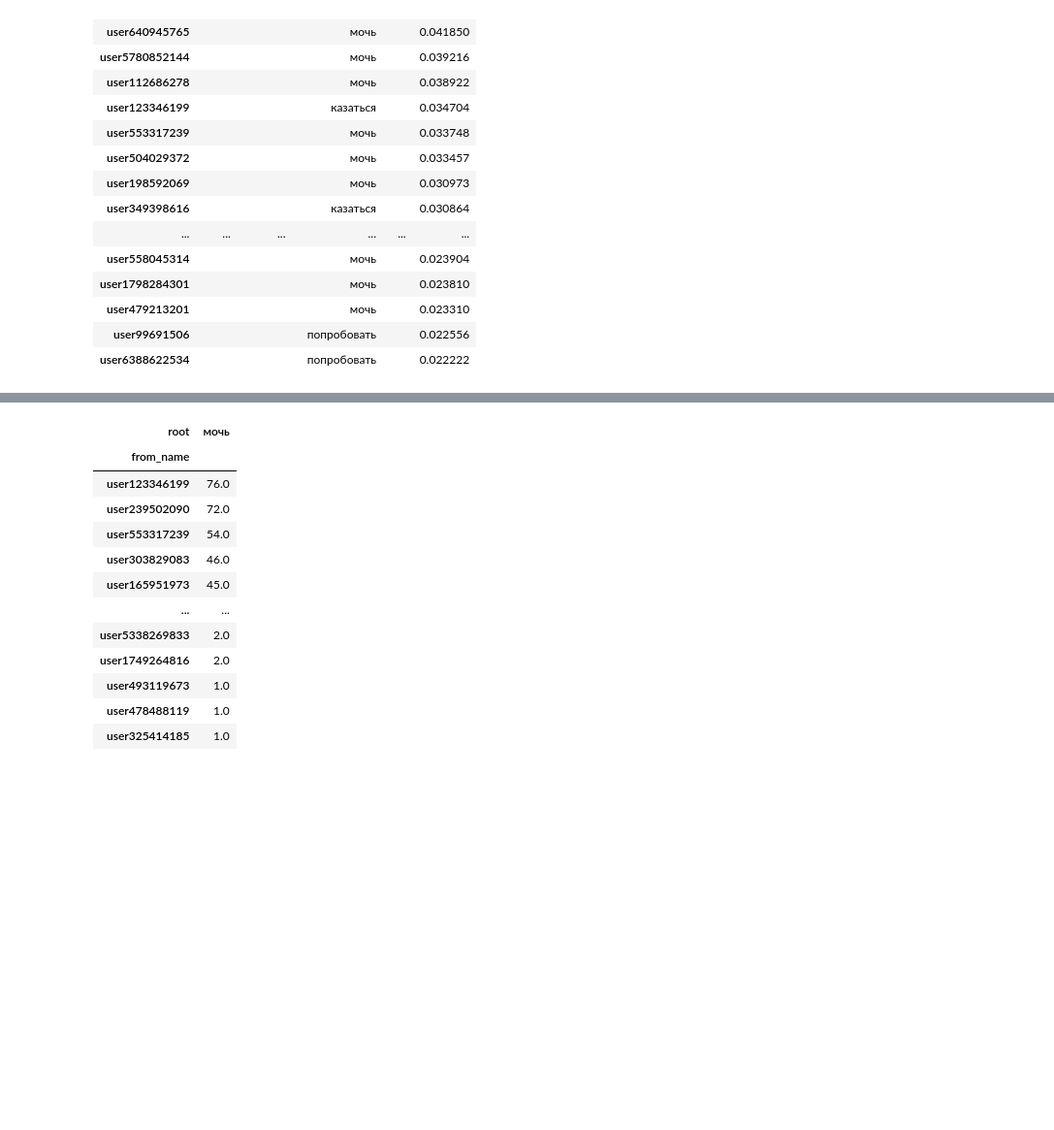
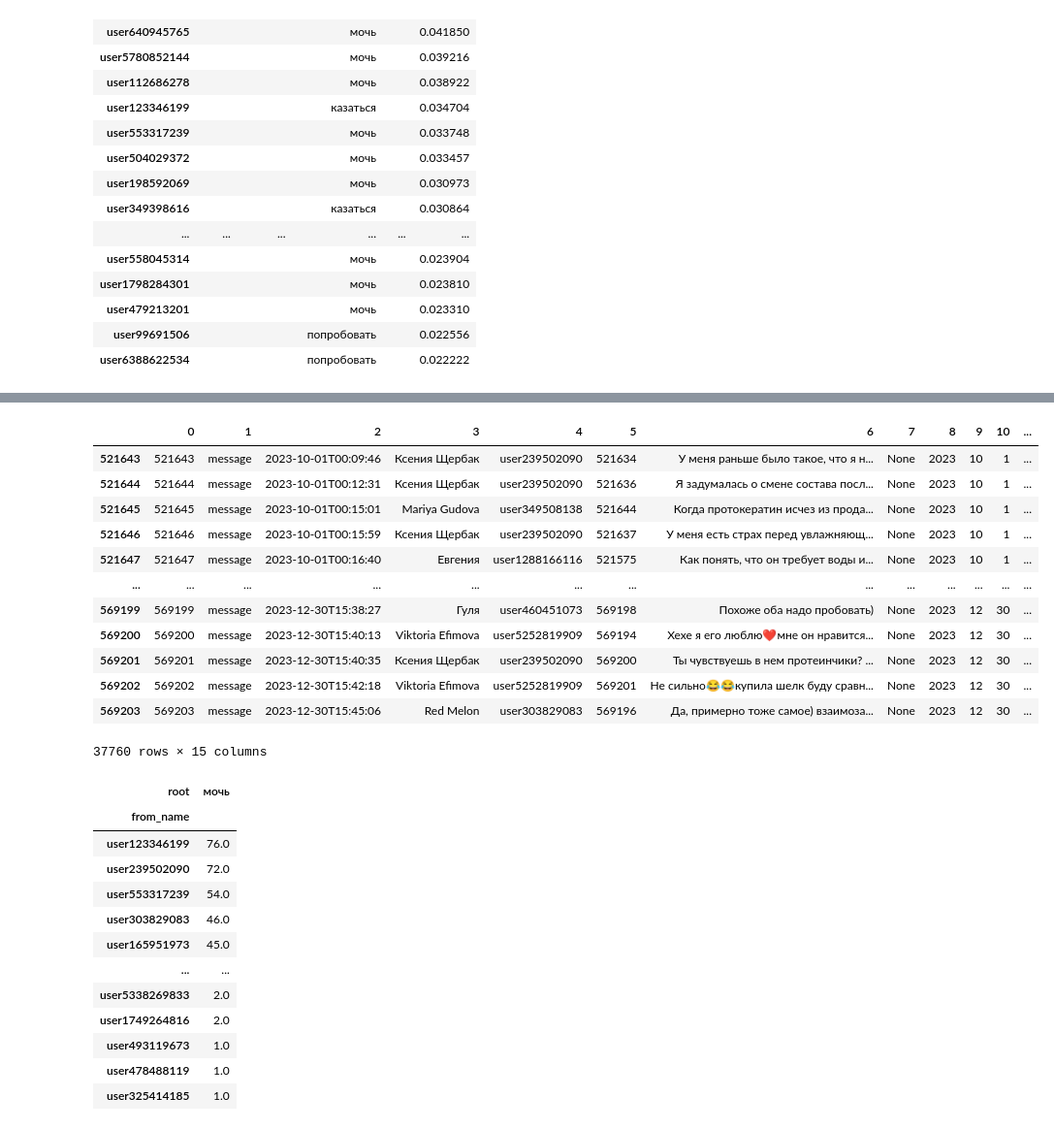
Before and after one commit to mkoninin/tg-json-analysis, a Jupyter notebook: 100 - парсер предложений.ipynb, the cells around one changed output, grey strips where cells are left out. Shown: that part at 97% size. Cells and saved outputs as stored; diff of their text form; code cells hidden in the pictures; blank space fills up the shorter version.

```diff
--- a/100 - парсер предложений.ipynb
+++ b/100 - парсер предложений.ipynb
@@ -209,0 +250,16 @@ df[['msg_id', 'root', 'obj', 'nsubj', 'advmod']].groupby(['nsubj','advmod', 'roo
+# %%
+pd.DataFrame(data).transpose()
+# %% [output]
+|  | 0 | 1 | 2 | 3 | 4 | 5 | 6 | 7 | 8 | 9 | 10 | ... |
+| 521643 | 521643 | message | 2023-10-01T00:09:46 | Ксения Щербак | user239502090 | 521634 | У меня раньше было такое, что я н... | None | 2023 | 10 | 1 | ... |
+| 521644 | 521644 | message | 2023-10-01T00:12:31 | Ксения Щербак | user239502090 | 521636 | Я задумалась о смене состава посл... | None | 2023 | 10 | 1 | ... |
+| 521645 | 521645 | message | 2023-10-01T00:15:01 | Mariya Gudova | user349508138 | 521644 | Когда протокератин исчез из прода... | None | 2023 | 10 | 1 | ... |
+| 521646 | 521646 | message | 2023-10-01T00:15:59 | Ксения Щербак | user239502090 | 521637 | У меня есть страх перед увлажняющ... | None | 2023 | 10 | 1 | ... |
+| 521647 | 521647 | message | 2023-10-01T00:16:40 | Евгения | user1288166116 | 521575 | Как понять, что он требует воды и... | None | 2023 | 10 | 1 | ... |
+| ... | ... | ... | ... | ... | ... | ... | ... | ... | ... | ... | ... | ... |
+| 569199 | 569199 | message | 2023-12-30T15:38:27 | Гуля | user460451073 | 569198 | Похоже оба надо пробовать) | None | 2023 | 12 | 30 | ... |
+| 569200 | 569200 | message | 2023-12-30T15:40:13 | Viktoria Efimova | user5252819909 | 569194 | Хехе я его люблю❤️мне он нравится... | None | 2023 | 12 | 30 | ... |
+| 569201 | 569201 | message | 2023-12-30T15:40:35 | Ксения Щербак | user239502090 | 569200 | Ты чувствуешь в нем протеинчики? ... | None | 2023 | 12 | 30 | ... |
+| 569202 | 569202 | message | 2023-12-30T15:42:18 | Viktoria Efimova | user5252819909 | 569201 | Не сильно😂😂купила шелк буду сравн... | None | 2023 | 12 | 30 | ... |
+| 569203 | 569203 | message | 2023-12-30T15:45:06 | Red Melon | user303829083 | 569196 | Да, примерно тоже самое) взаимоза... | None | 2023 | 12 | 30 | ... |
+37760 rows × 15 columns
```
Also changed, not shown: parts of 5 cells of this notebook.
